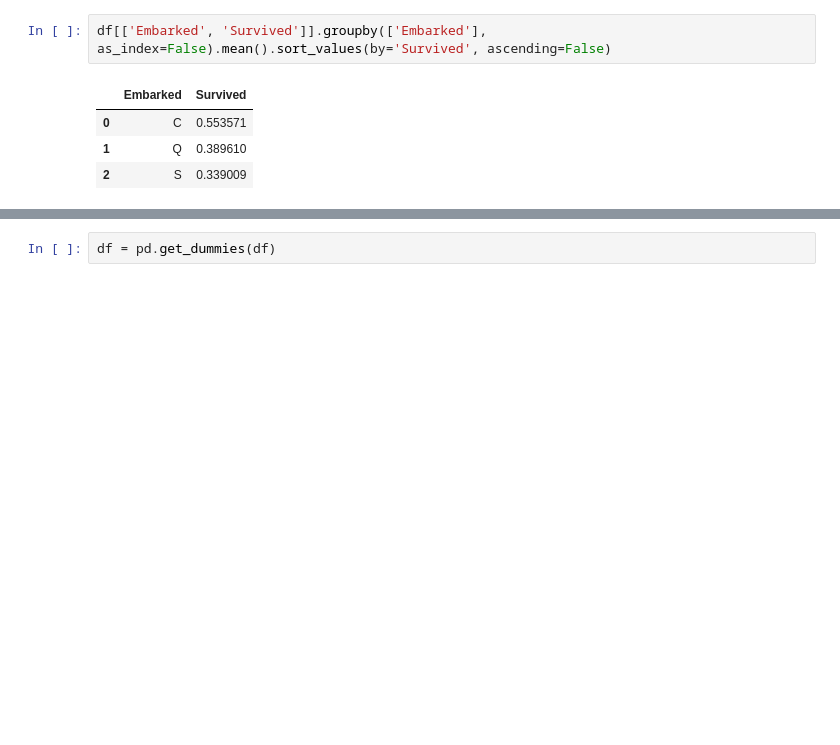
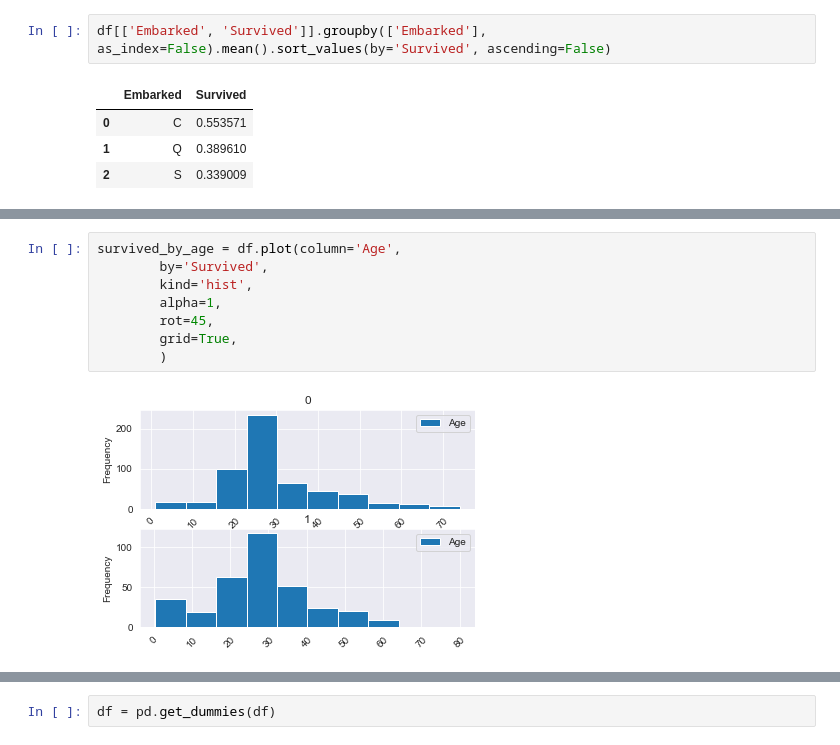
Before and after one commit to Markuski2023/MLGit, a Jupyter notebook: classification.ipynb, the cells around one changed output, grey strips where cells are left out. Drawn from its saved outputs; the diff is of its cells as text; blank space fills up the shorter version.

```diff
--- a/classification.ipynb
+++ b/classification.ipynb
@@ -414,0 +380,10 @@ x.map(plt.hist, 'Age', bins=20)
+# %%
+survived_by_age = df.plot(column='Age',
+        by='Survived',
+        kind='hist',
+        alpha=1,
+        rot=45,
+        grid=True,
+        )
+# %% [output]
+[figure, added]
```
Also changed, not shown: parts of 16 cells of this notebook, 1 other file.
